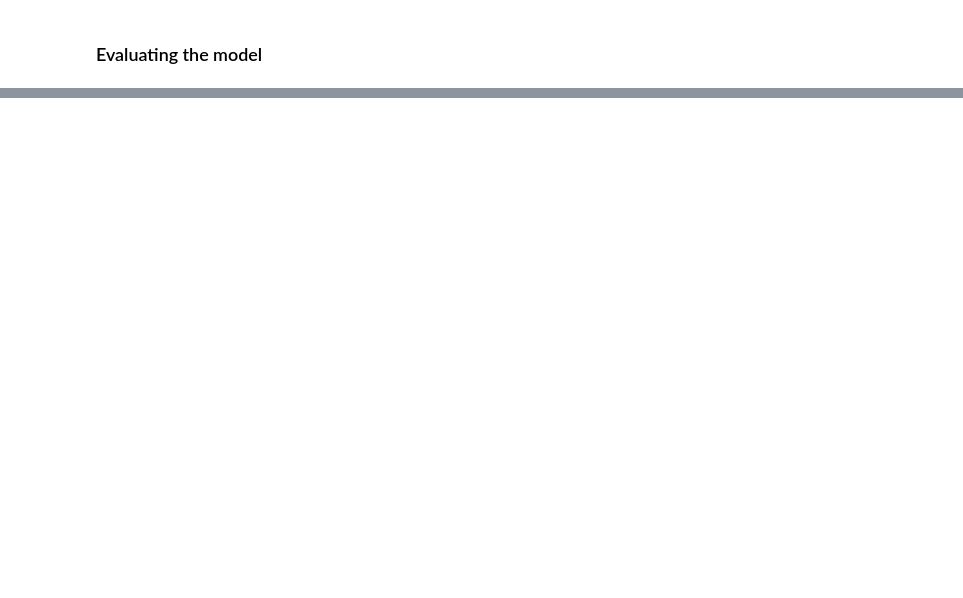
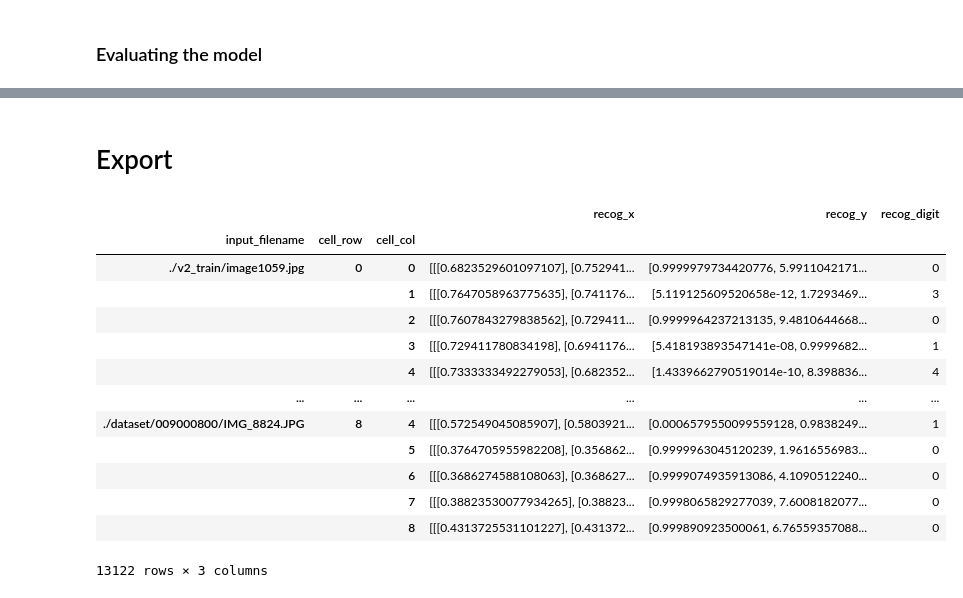
Before and after one commit to uol-mediaprocessing-201920/group-projects-sudoku-solver, a Jupyter notebook: main_recognition.ipynb, the cells around one changed output, grey strips where cells are left out. Drawn from its saved outputs; the diff is of its cells as text; code cells hidden in the pictures; blank space fills up the shorter version.

```diff
--- a/main_recognition.ipynb
+++ b/main_recognition.ipynb
@@ -667,0 +695,3 @@ show_images(sudnn_X_test, ["%d (%0.2f)" % (np.argmax(pred), np.max(pred)) for pr
+# %%
+y = sudnn_model.predict(x)
+y.shape
@@ -667,0 +700,3 @@ show_images(sudnn_X_test, ["%d (%0.2f)" % (np.argmax(pred), np.max(pred)) for pr
+# %%
+dataset["recog_y"] = y.tolist()
+dataset["recog_y"]
@@ -667,0 +717,3 @@ show_images(sudnn_X_test, ["%d (%0.2f)" % (np.argmax(pred), np.max(pred)) for pr
+# %%
+digit = np.argmax(y, axis=1)
+digit.shape
@@ -667,0 +722,3 @@ show_images(sudnn_X_test, ["%d (%0.2f)" % (np.argmax(pred), np.max(pred)) for pr
+# %%
+dataset["recog_digit"] = digit.tolist()
+dataset["recog_digit"]
@@ -667,0 +739,2 @@ show_images(sudnn_X_test, ["%d (%0.2f)" % (np.argmax(pred), np.max(pred)) for pr
+# %% [markdown]
+# Export
@@ -667,0 +745,18 @@ show_images(sudnn_X_test, ["%d (%0.2f)" % (np.argmax(pred), np.max(pred)) for pr
+# %%
+df = dataset[["recog_x", "recog_y", "recog_digit"]]
+df
+# %% [output]
+|  |  |  | recog_x | recog_y | recog_digit |
+| input_filename | cell_row | cell_col |  |  |  |
+| ./v2_train/image1059.jpg | 0 | 0 | [[[0.6823529601097107], [0.752941... | [0.9999979734420776, 5.9911042171... | 0 |
+|  |  | 1 | [[[0.7647058963775635], [0.741176... | [5.119125609520658e-12, 1.7293469... | 3 |
+|  |  | 2 | [[[0.7607843279838562], [0.729411... | [0.9999964237213135, 9.4810644668... | 0 |
+|  |  | 3 | [[[0.729411780834198], [0.6941176... | [5.418193893547141e-08, 0.9999682... | 1 |
+|  |  | 4 | [[[0.7333333492279053], [0.682352... | [1.4339662790519014e-10, 8.398836... | 4 |
+| ... | ... | ... | ... | ... | ... |
+| ./dataset/009000800/IMG_8824.JPG | 8 | 4 | [[[0.572549045085907], [0.5803921... | [0.0006579550099559128, 0.9838249... | 1 |
+|  |  | 5 | [[[0.3764705955982208], [0.356862... | [0.9999963045120239, 1.9616556983... | 0 |
+|  |  | 6 | [[[0.3686274588108063], [0.368627... | [0.9999074935913086, 4.1090512240... | 0 |
+|  |  | 7 | [[[0.38823530077934265], [0.38823... | [0.9998065829277039, 7.6008182077... | 0 |
+|  |  | 8 | [[[0.4313725531101227], [0.431372... | [0.999890923500061, 6.76559357088... | 0 |
+13122 rows × 3 columns
```
Also changed, not shown: parts of 39 cells of this notebook.
